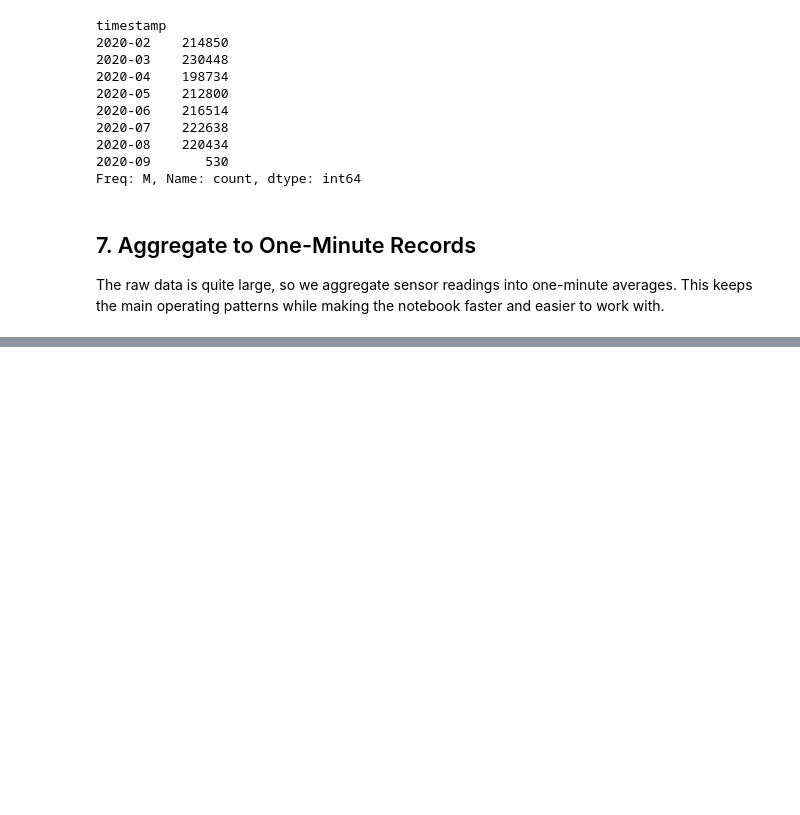
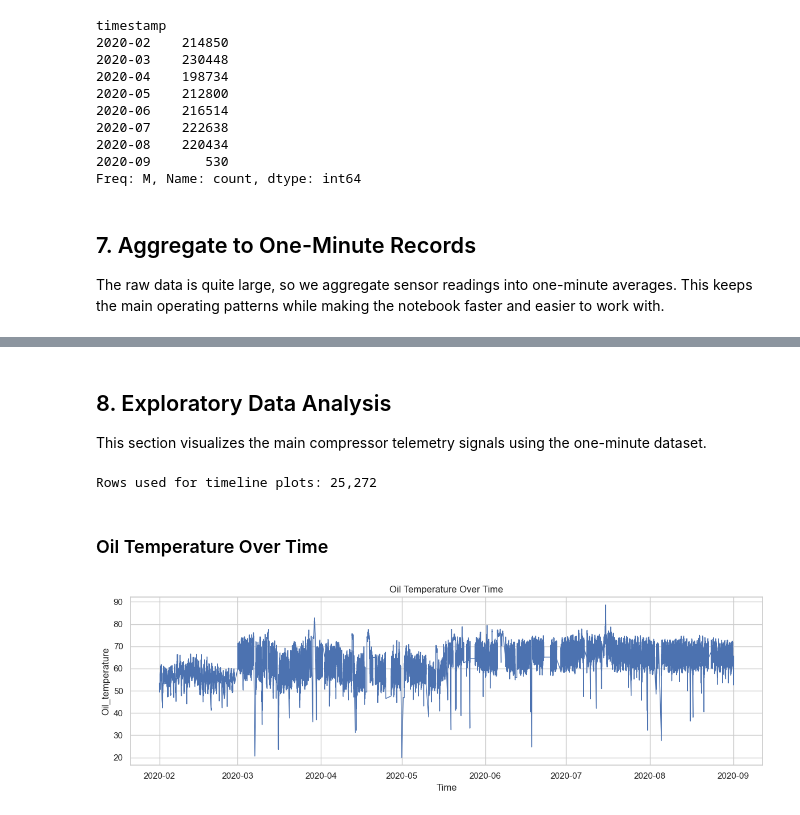
Before and after one commit to kamil-kucharski/railway-telemetry-anomaly-detection, a Jupyter notebook: notebooks/01_metroguard_telemetry_analysis.ipynb, the cells around one changed output, grey strips where cells are left out. Saved outputs shown, nothing was run; the diff lists cells and outputs as text; code cells hidden in the pictures; blank space fills up the shorter version.

Commit message:
Add data preprocessing and EDA plots

```diff
--- a/notebooks/01_metroguard_telemetry_analysis.ipynb
+++ b/notebooks/01_metroguard_telemetry_analysis.ipynb
@@ -265,3 +273,27 @@ minute_data.describe().T
 | Pressure_switch | 252720.0 | 0.990037 | 0.0 | 1.0 | 1.0 | 1.0 | 1.0 | 0.047194 |
 | Oil_level | 252720.0 | 0.90252 | 0.0 | 1.0 | 1.0 | 1.0 | 1.0 | 0.287737 |
 | Caudal_impulses | 252720.0 | 0.935183 | 0.0 | 1.0 | 1.0 | 1.0 | 1.0 | 0.235478 |
+# %% [markdown]
+## 8. Exploratory Data Analysis
+
+This section visualizes the main compressor telemetry signals using the one-minute dataset.
+# %%
+FIGURES_DIR.mkdir(parents=True, exist_ok=True)
+
+eda_plot_data = minute_data.iloc[::10].copy()
+
+print(f"Rows used for timeline plots: {eda_plot_data.shape[0]:,}")
+# %% [output]
+Rows used for timeline plots: 25,272
+# %% [markdown]
+### Oil Temperature Over Time
+# %%
+plot_sensor_over_time(
+    data=eda_plot_data,
+    timestamp_column="timestamp",
+    sensor_column="Oil_temperature",
+    title="Oil Temperature Over Time",
+    output_path=FIGURES_DIR / "oil_temperature_over_time.png",
+)
+# %% [output]
+[figure, added]
```
Also changed, not shown: parts of 9 cells of this notebook, 6 other files.
